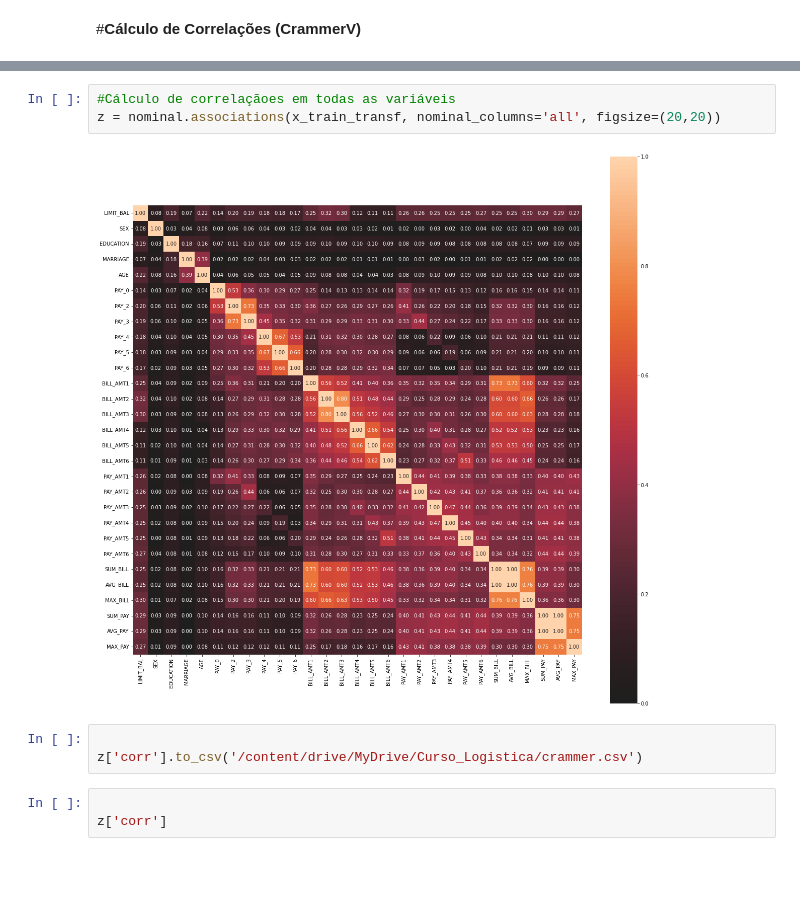
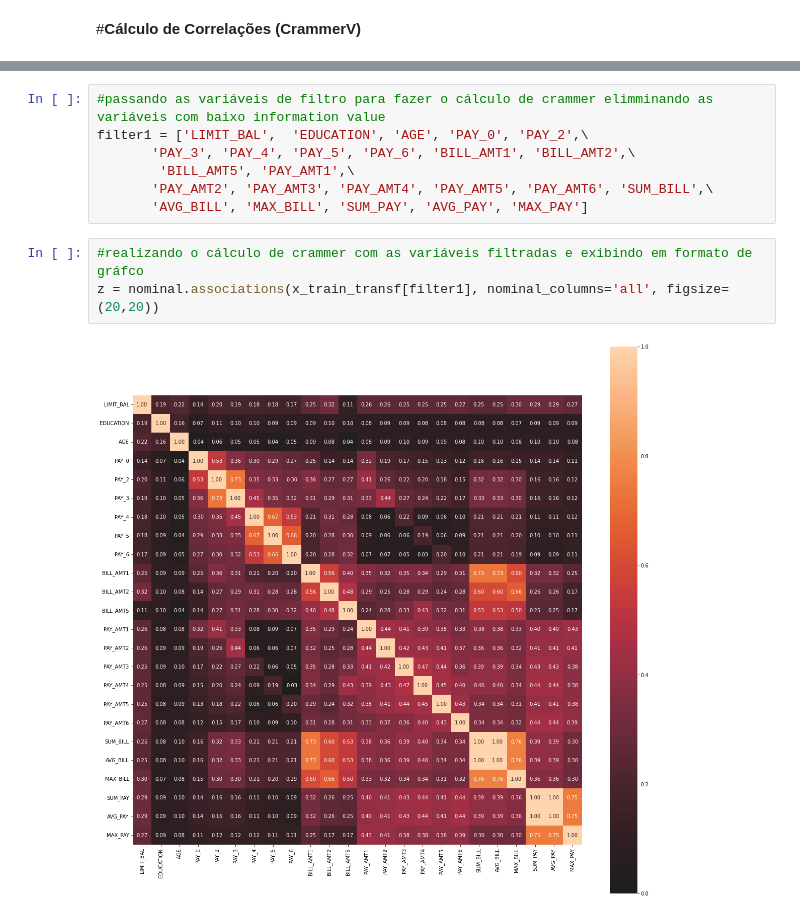
Before and after one commit to Rodrigomoreira-bd/credit_score_python_machine_learning, a Jupyter notebook: CreditScore.ipynb, the cells around one changed output, grey strips where cells are left out. Cells and saved outputs as stored; diff of their text form; blank space fills up the shorter version.

```diff
--- a/CreditScore.ipynb
+++ b/CreditScore.ipynb
@@ -395,11 +364,12 @@ def cramers_v(confusion_matrix):
+# %%
+#passando as variáveis de filtro para fazer o cálculo de crammer elimminando as variáveis com baixo information value
+filter1 = ['LIMIT_BAL',  'EDUCATION', 'AGE', 'PAY_0', 'PAY_2',\
+       'PAY_3', 'PAY_4', 'PAY_5', 'PAY_6', 'BILL_AMT1', 'BILL_AMT2',\
+        'BILL_AMT5', 'PAY_AMT1',\
+       'PAY_AMT2', 'PAY_AMT3', 'PAY_AMT4', 'PAY_AMT5', 'PAY_AMT6', 'SUM_BILL',\
+       'AVG_BILL', 'MAX_BILL', 'SUM_PAY', 'AVG_PAY', 'MAX_PAY']
 # %%
-#Cálculo de correlaçãoes em todas as variáveis
-z = nominal.associations(x_train_transf, nominal_columns='all', figsize=(20,20))
+#realizando o cálculo de crammer com as variáveis filtradas e exibindo em formato de gráfco
+z = nominal.associations(x_train_transf[filter1], nominal_columns='all', figsize=(20,20))
 # %% [output]
-[figure, old version]
+[figure, new version]
-# %%
-
-z['corr'].to_csv('/content/drive/MyDrive/Curso_Logistica/crammer.csv')
-# %%
-
-z['corr']
```
Also changed, not shown: parts of 17 cells of this notebook.
